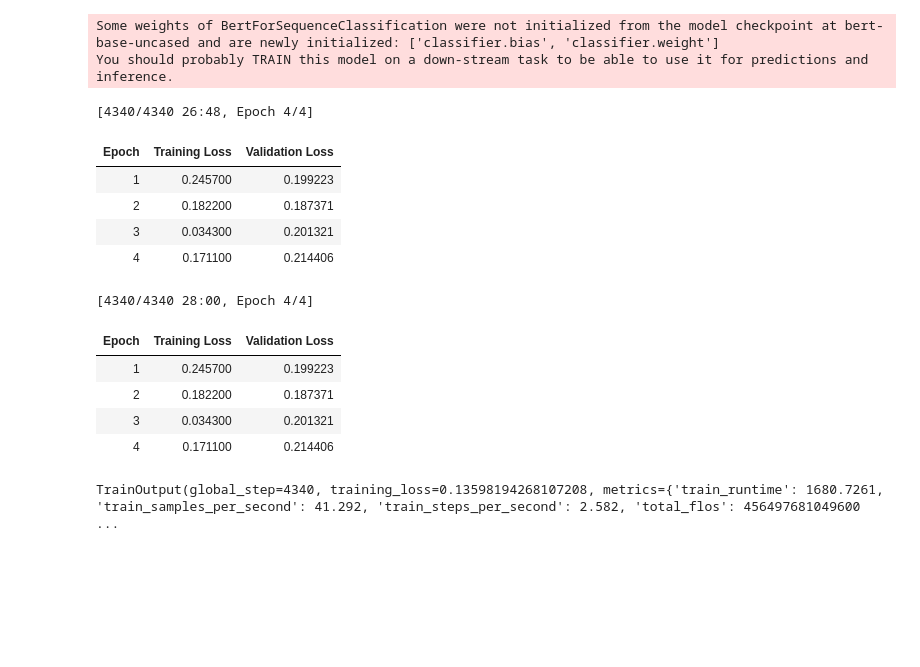
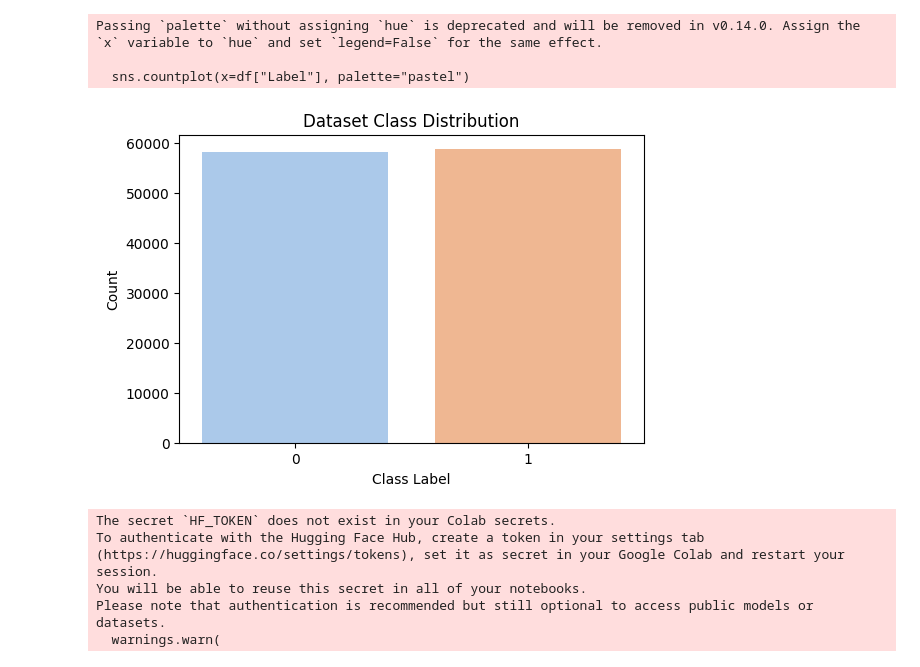
Before and after one commit to Stephan-Dabare/DSGP_Group11_Allergenix, a Jupyter notebook: Component_3_Hirudika/Cosmetic ingredient identification BERT.ipynb, the cells around one changed output. Drawn from its saved outputs; the diff is of its cells as text; code cells hidden in the pictures; blank space fills up the shorter version.

Commit message:
Finalized text classification model (BERT)

```diff
--- a/Component_3_Hirudika/Cosmetic ingredient identification BERT.ipynb
+++ b/Component_3_Hirudika/Cosmetic ingredient identification BERT.ipynb
@@ -268,45 +0,0 @@ test_dataset = IngredientsDataset(test_encodings, list(test_labels))
-# %%
-# Load BERT model for sequence classification
-model = BertForSequenceClassification.from_pretrained("bert-base-uncased", num_labels=2)
-
-# Define training arguments
-training_args = TrainingArguments(
-    output_dir="./bert_results",        # Output directory
-    num_train_epochs=4,                 # Number of epochs
-    per_device_train_batch_size=16,     # Batch size for training
-    per_device_eval_batch_size=16,      # Batch size for evaluation
-    warmup_steps=500,                   # Number of warmup steps
-    weight_decay=0.01,                  # Weight decay
-    logging_dir="./bert_logs",          # Directory for logs
-    logging_steps=10,
-    evaluation_strategy="epoch",        # Evaluate at the end of each epoch
-    save_strategy="epoch",              # Save model at each epoch
-    load_best_model_at_end=True         # Load the best model at the end of training
-)
-
-# Define a Trainer
-trainer = Trainer(
-    model=model,                         # The pre-trained BERT model
-    args=training_args,                  # Training arguments
-    train_dataset=train_dataset,         # Training dataset
-    eval_dataset=test_dataset            # Testing dataset
-)
-
-# Train the model
-trainer.train()
-# %% [output]
-Some weights of BertForSequenceClassification were not initialized from the model checkpoint at bert-base-uncased and are newly initialized: ['classifier.bias', 'classifier.weight']
-You should probably TRAIN this model on a down-stream task to be able to use it for predictions and inference.
-[4340/4340 26:48, Epoch 4/4]
-| Epoch | Training Loss | Validation Loss |
-| 1 | 0.245700 | 0.199223 |
-| 2 | 0.182200 | 0.187371 |
-| 3 | 0.034300 | 0.201321 |
-| 4 | 0.171100 | 0.214406 |
-[4340/4340 28:00, Epoch 4/4]
-| Epoch | Training Loss | Validation Loss |
-| 1 | 0.245700 | 0.199223 |
-| 2 | 0.182200 | 0.187371 |
-| 3 | 0.034300 | 0.201321 |
-| 4 | 0.171100 | 0.214406 |
-TrainOutput(global_step=4340, training_loss=0.13598194268107208, metrics={'train_runtime': 1680.7261, 'train_samples_per_second': 41.292, 'train_steps_per_second': 2.582, 'total_flos': 456497681049600 ...
@@ -312,0 +11,35 @@ TrainOutput(global_step=4340, training_loss=0.13598194268107208, metrics={'train
+# %%
+#%% ✅ Load and Process Dataset
+file_path = "combined_data_new.csv"  # Update with actual file path
+df = pd.read_csv(file_path)
+# %%
+# Plot class distribution
+plt.figure(figsize=(6, 4))
+sns.countplot(x=df["Label"], palette="pastel")
+plt.xlabel("Class Label")
+plt.ylabel("Count")
+plt.title("Dataset Class Distribution")
+plt.show()
+# %% [output]
+Passing `palette` without assigning `hue` is deprecated and will be removed in v0.14.0. Assign the `x` variable to `hue` and set `legend=False` for the same effect.
+
+  sns.countplot(x=df["Label"], palette="pastel")
+[figure, added]
+# %%
+# Split data into training and testing sets
+train_texts, test_texts, train_labels, test_labels = train_test_split(
+    df['Ingredients'], df['Label'], test_size=0.2, random_state=42
+)
+
+#%% ✅ Load BERT Tokenizer
+tokenizer = AutoTokenizer.from_pretrained("bert-base-uncased")
+
+# Convert Data to Hugging Face Dataset
+train_dataset = Dataset.from_pandas(pd.DataFrame({"text": train_texts, "label": train_labels}))
+test_dataset = Dataset.from_pandas(pd.DataFrame({"text": test_texts, "label": test_labels}))
+# %% [output]
+The secret `HF_TOKEN` does not exist in your Colab secrets.
+To authenticate with the Hugging Face Hub, create a token in your settings tab (https://huggingface.co/settings/tokens), set it as secret in your Google Colab and restart your session.
+You will be able to reuse this secret in all of your notebooks.
+Please note that authentication is recommended but still optional to access public models or datasets.
+  warnings.warn(
```
Also changed, not shown: parts of 32 cells of this notebook.
